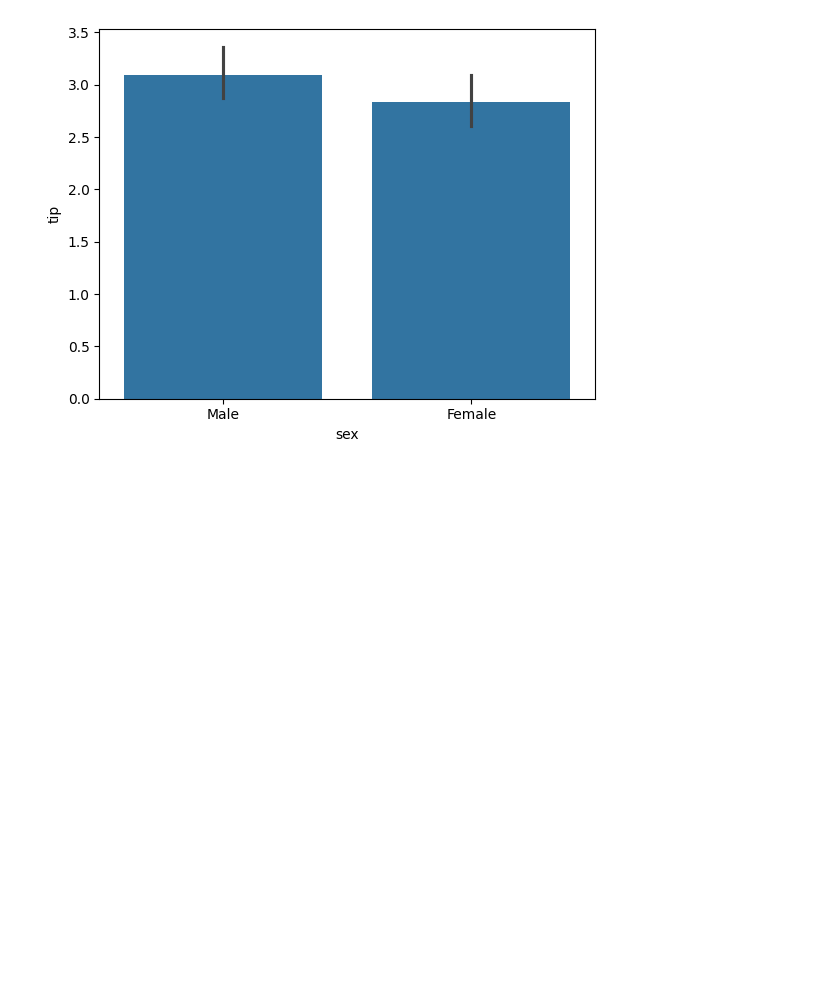
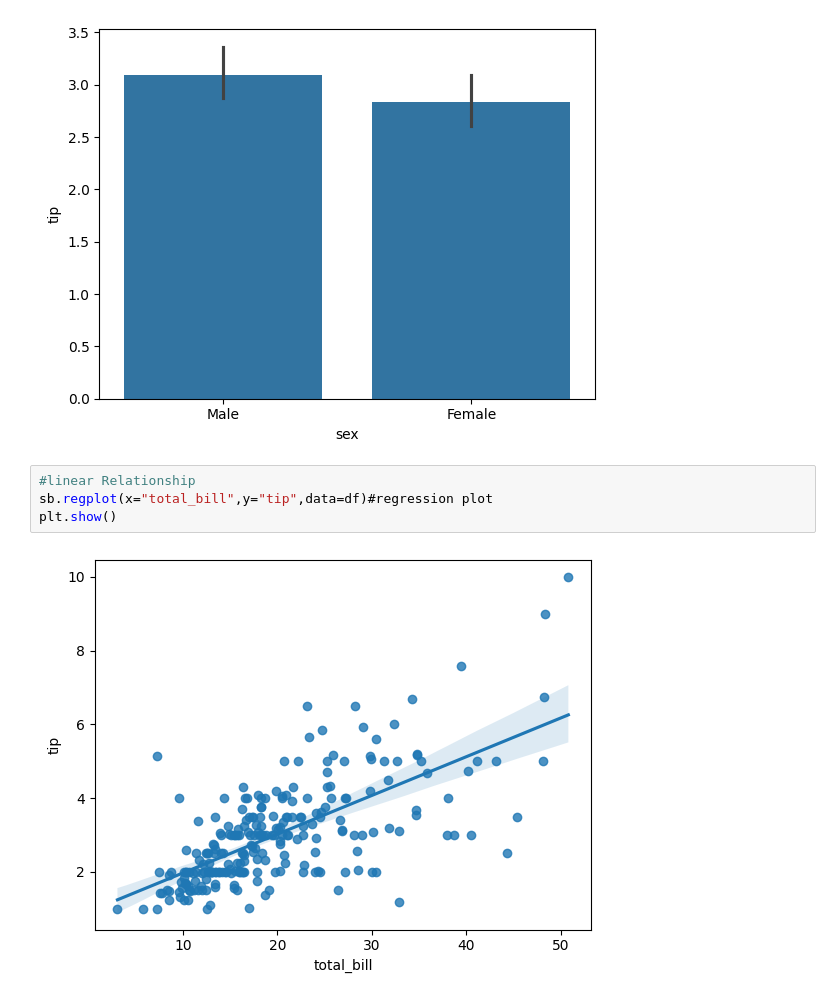
Before and after one commit to CHANDRAPRASANNA/Data-Science-Tutorial, a Jupyter notebook: Seaborn.ipynb, the cells around one changed output. Cells and saved outputs as stored; diff of their text form; blank space fills up the shorter version.

```diff
--- a/Seaborn.ipynb
+++ b/Seaborn.ipynb
@@ -45,3 +45,9 @@ plt.show()
 # %% [output]
 [figure]
 [figure]
+# %%
+#linear Relationship
+sb.regplot(x="total_bill",y="tip",data=df)#regression plot
+plt.show()
+# %% [output]
+[figure, added]
```
Also changed, not shown: parts of 8 cells of this notebook.
